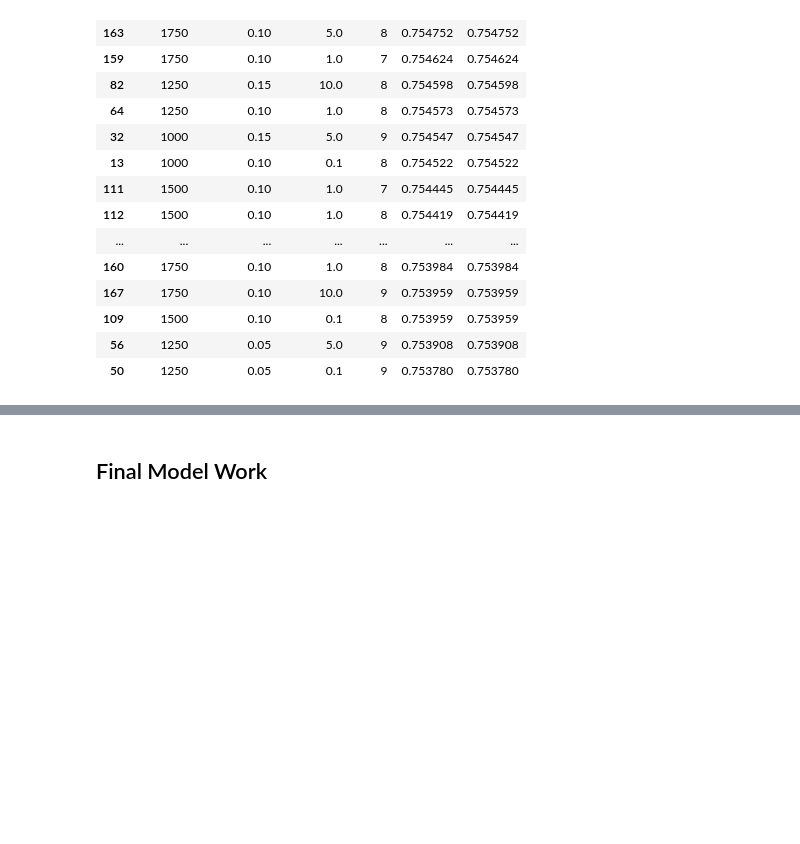
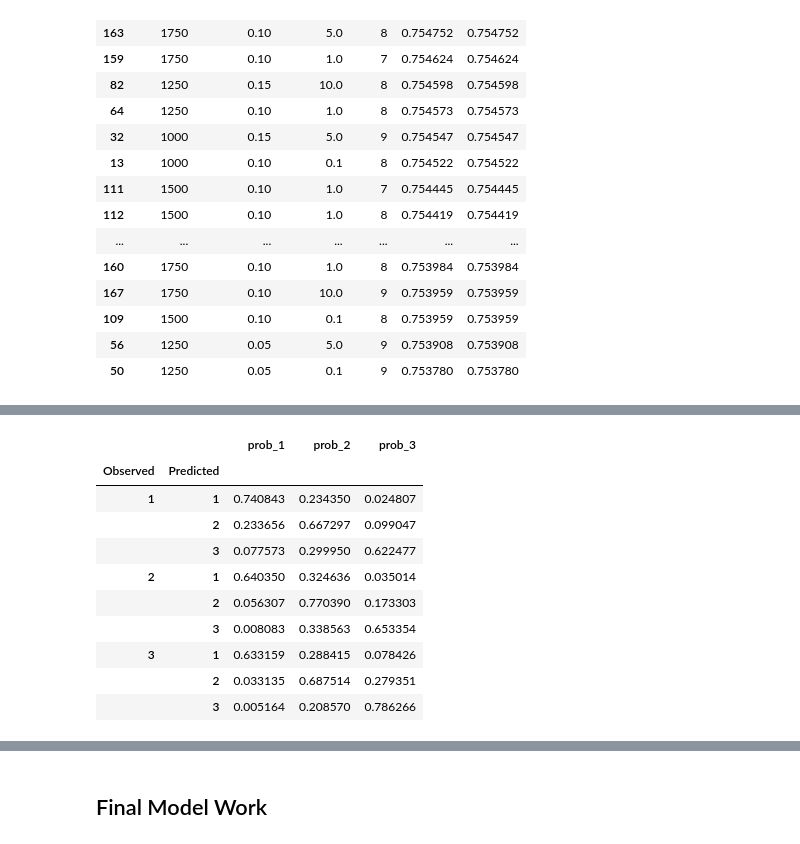
Before and after one commit to teofc111/DD_earthquake, a Jupyter notebook: DD_earthquake_2_autoencode.ipynb, the cells around one changed output, grey strips where cells are left out. Saved outputs shown, nothing was run; the diff lists cells and outputs as text; code cells hidden in the pictures; blank space fills up the shorter version.

```diff
--- a/DD_earthquake_2_autoencode.ipynb
+++ b/DD_earthquake_2_autoencode.ipynb
@@ -1001,0 +1792,28 @@ catboost_classifier_results.sort_values(by='f1-score',ascending=False).head(30)
+# %%
+# pred_reg = model_reg.predict(df_test_X_reg)
+# pred_reg = np.round(np.clip(pred_reg,1,3))
+# pred_cls = model_cls.predict(df_test_X_cls)
+
+# pred_reg = pd.DataFrame(pred_reg)
+# pred_reg['Observed'] = df_test_y_reg.to_numpy()
+# pred_reg.rename(columns={0:'Predicted'}, inplace=True)
+# pred_reg['Correct'] = pred_reg.apply(lambda row: int(row['Observed']==row['Predicted']),axis=1)
+
+# pred_cls = pd.DataFrame(pred_cls)
+# pred_cls['Observed'] = df_test_y_reg.to_numpy()
+# pred_cls.rename(columns={0:'Predicted'}, inplace=True)
+# pred_cls['Correct'] = pred_cls.apply(lambda row: int(row['Observed']==row['Predicted']),axis=1)
+
+# pred_cls_or = pred_cls.copy()
+# pred_reg_or = pred_reg.copy()
+
+
+df_test_X_cls = df_test_X.copy()
+df_test_y_cls = df_test_y.copy()
+
+pred_cls = model_cls.predict(df_test_X_cls)
+pred_cls = pd.DataFrame(pred_cls)
+pred_cls['Observed'] = df_test_y_cls.to_numpy()
+pred_cls.rename(columns={0:'Predicted'}, inplace=True)
+pred_cls['Correct'] = pred_cls.apply(lambda row: int(row['Observed']==row['Predicted']),axis=1)
+pred_cls_or = pred_cls.copy()
@@ -1001,0 +1848,14 @@ catboost_classifier_results.sort_values(by='f1-score',ascending=False).head(30)
+# %%
+pred_cls.groupby(['Observed','Predicted']).mean().drop(columns=['Correct'])
+# %% [output]
+|  |  | prob_1 | prob_2 | prob_3 |
+| Observed | Predicted |  |  |  |
+| 1 | 1 | 0.740843 | 0.234350 | 0.024807 |
+|  | 2 | 0.233656 | 0.667297 | 0.099047 |
+|  | 3 | 0.077573 | 0.299950 | 0.622477 |
+| 2 | 1 | 0.640350 | 0.324636 | 0.035014 |
+|  | 2 | 0.056307 | 0.770390 | 0.173303 |
+|  | 3 | 0.008083 | 0.338563 | 0.653354 |
+| 3 | 1 | 0.633159 | 0.288415 | 0.078426 |
+|  | 2 | 0.033135 | 0.687514 | 0.279351 |
+|  | 3 | 0.005164 | 0.208570 | 0.786266 |
```
Also changed, not shown: parts of 53 cells of this notebook.
